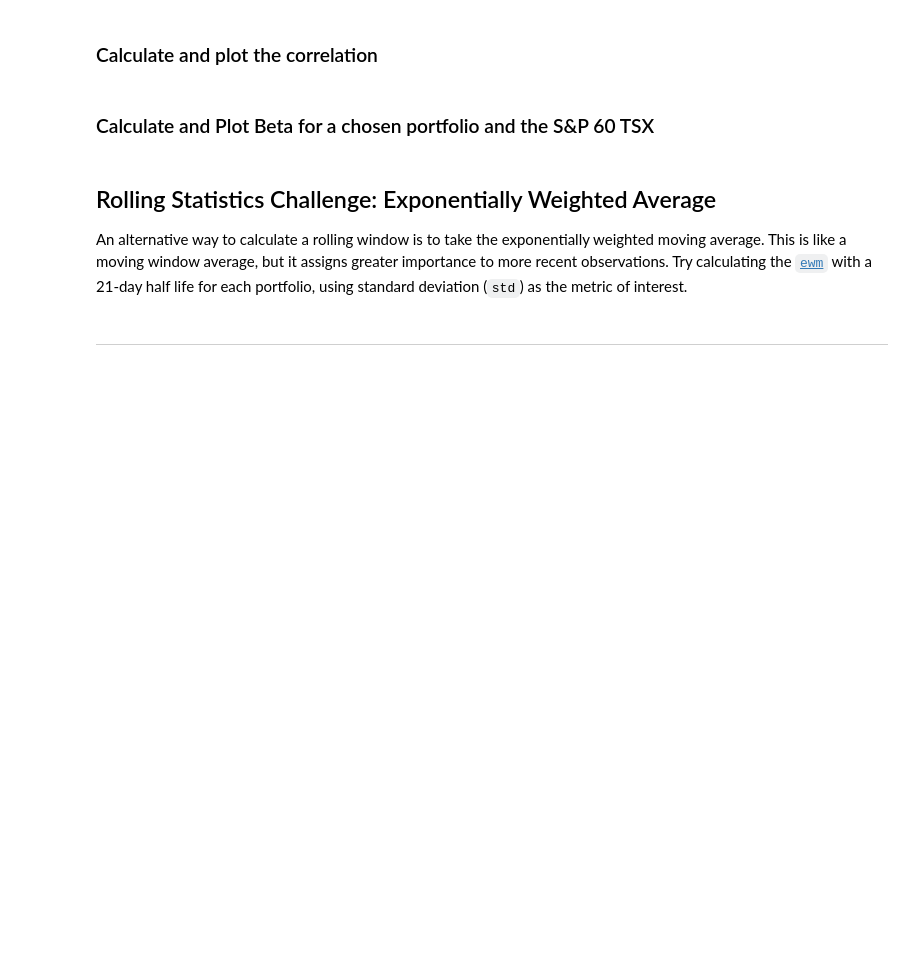
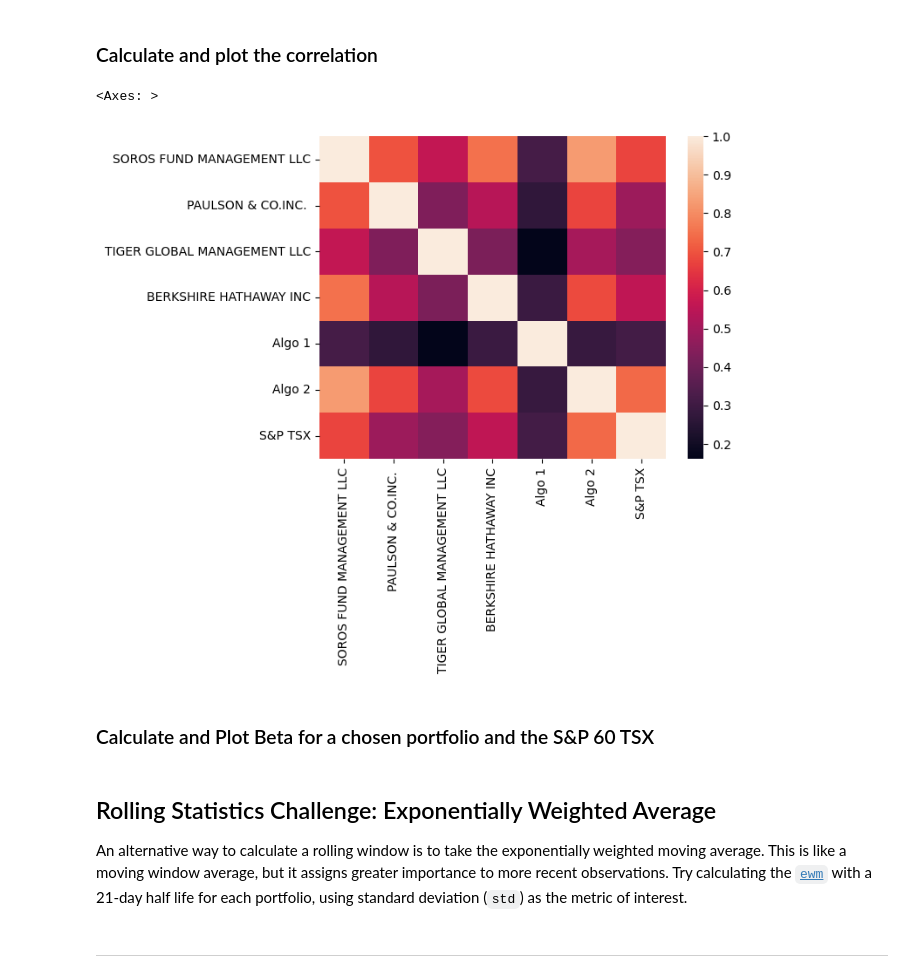
Before and after one commit to EthanB1/Portfolio-Returns-Analysis, a Jupyter notebook: whale_analysis.ipynb, the cells around one changed output. Saved outputs shown, nothing was run; the diff lists cells and outputs as text; code cells hidden in the pictures; blank space fills up the shorter version.

```diff
--- a/whale_analysis.ipynb
+++ b/whale_analysis.ipynb
@@ -236,8 +237,12 @@ Risk changes over time. Analyze the rolling statistics for Risk and Beta.
 ### Calculate and plot the correlation
 # %%
 # Calculate the correlation
-
+correlation = portfolios.corr()
 # Display de correlation matrix
+sns.heatmap(correlation)
+# %% [output]
+<Axes: >
+[figure, added]
 # %% [markdown]
 ### Calculate and Plot Beta for a chosen portfolio and the S&P 60 TSX
 # %%
```
Also changed, not shown: parts of 6 cells of this notebook.
